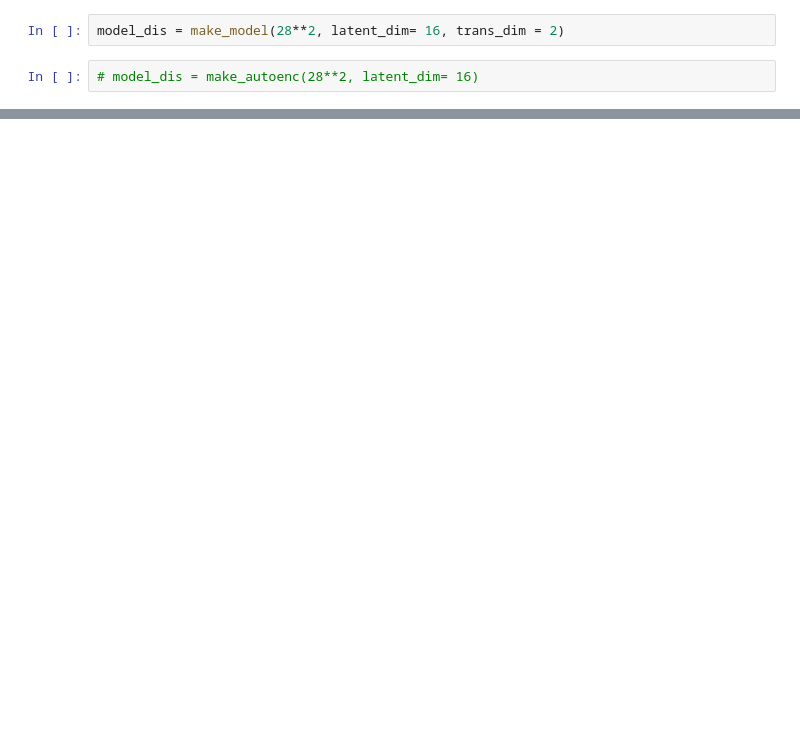
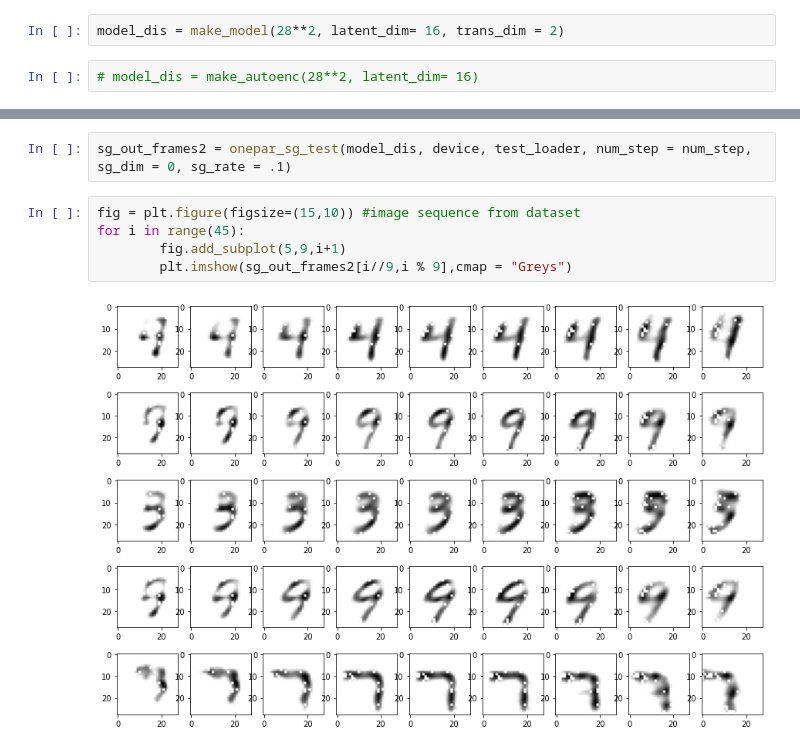
Before and after one commit to shazoop/form_motion_NN, a Jupyter notebook: local_chart.ipynb, the cells around one changed output, grey strips where cells are left out. Drawn from its saved outputs; the diff is of its cells as text; blank space fills up the shorter version.

```diff
--- a/local_chart.ipynb
+++ b/local_chart.ipynb
@@ -314,0 +338,9 @@ torch.Size([50, 28, 28])
+# %%
+sg_out_frames2 = onepar_sg_test(model_dis, device, test_loader, num_step = num_step, sg_dim = 0, sg_rate = .1)
+# %%
+fig = plt.figure(figsize=(15,10)) #image sequence from dataset
+for i in range(45):
+        fig.add_subplot(5,9,i+1)
+        plt.imshow(sg_out_frames2[i//9,i % 9],cmap = "Greys")
+# %% [output]
+[figure, added]
```
Also changed, not shown: parts of 24 cells of this notebook, 1 other file.
